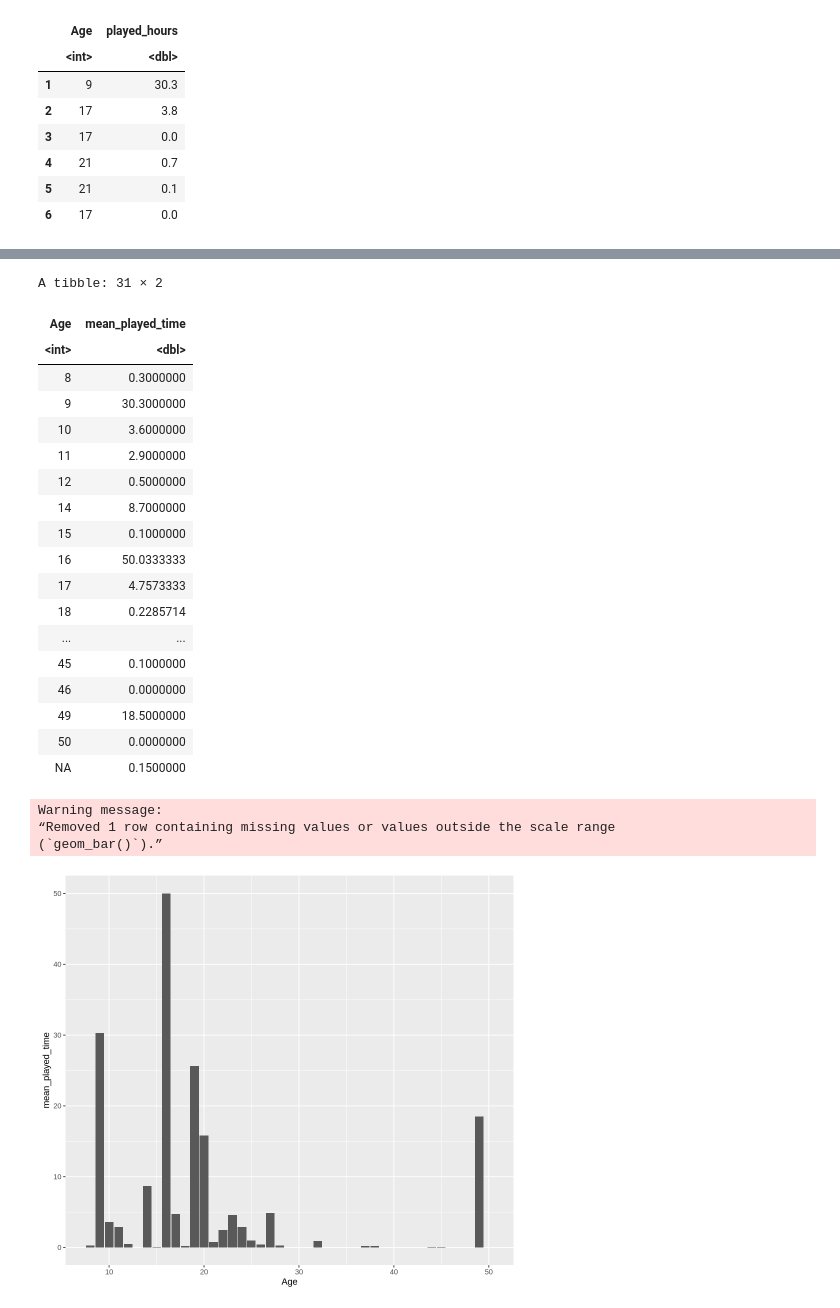
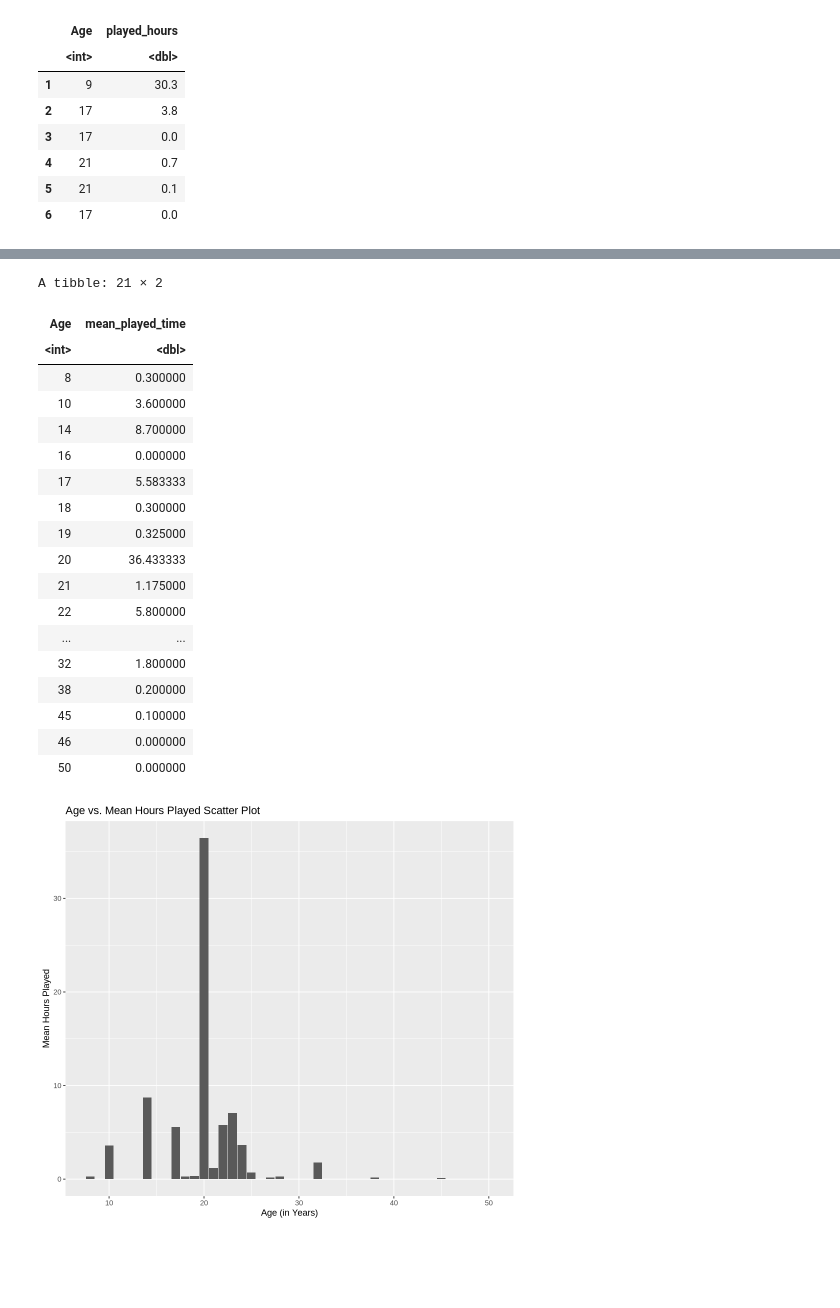
Before and after one commit to Alexis-Jang/Group7-DSCI100project, a Jupyter notebook: Actual Project.ipynb, the cells around one changed output, grey strips where cells are left out. Saved outputs shown, nothing was run; the diff lists cells and outputs as text; code cells hidden in the pictures; blank space fills up the shorter version.

Commit message:
Created model for KNN regression using the training data

```diff
--- a/Actual Project.ipynb
+++ b/Actual Project.ipynb
@@ -88,7 +89,11 @@ A data.frame: 6 × 2
 | 5 | 21 | 0.1 |
 | 6 | 17 | 0.0 |
 # %%
+set.seed(123)
 players_split <- initial_split(players, prop = 0.60, strata = played_hours)
 players_training <- training(players_split)
 players_testing <- testing(players_split)
+
+players_training <- na.omit(players_training)
+players_testing <- na.omit(players_testing)
 # %%
@@ -107,35 +110,35 @@ Warning message:
 # %%
-players_grouped <- players|>
+set.seed(123)
+players_grouped <- players_training|>
     group_by(Age)|>
     summarize(mean_played_time = mean(played_hours))
 players_grouped
 # %% [output]
-A tibble: 31 × 2
+A tibble: 21 × 2
 | Age | mean_played_time |
 | <int> | <dbl> |
-| 8 | 0.3000000 |
-| 9 | 30.3000000 |
-| 10 | 3.6000000 |
-| 11 | 2.9000000 |
-| 12 | 0.5000000 |
-| 14 | 8.7000000 |
-| 15 | 0.1000000 |
-| 16 | 50.0333333 |
-| 17 | 4.7573333 |
-| 18 | 0.2285714 |
+| 8 | 0.300000 |
+| 10 | 3.600000 |
+| 14 | 8.700000 |
+| 16 | 0.000000 |
+| 17 | 5.583333 |
+| 18 | 0.300000 |
+| 19 | 0.325000 |
+| 20 | 36.433333 |
+| 21 | 1.175000 |
+| 22 | 5.800000 |
 | ... | ... |
-| 45 | 0.1000000 |
-| 46 | 0.0000000 |
-| 49 | 18.5000000 |
-| 50 | 0.0000000 |
-| NA | 0.1500000 |
+| 32 | 1.800000 |
+| 38 | 0.200000 |
+| 45 | 0.100000 |
+| 46 | 0.000000 |
+| 50 | 0.000000 |
 # %%
+set.seed(123)
 players_grouped_graph <- players_grouped|>
     ggplot(aes(x = Age, y = mean_played_time))+
-    geom_bar(stat = "identity")
+    geom_bar(stat = "identity")+
+    labs(x = "Age (in Years)", y = "Mean Hours Played", title = "Age vs. Mean Hours Played Scatter Plot")
 players_grouped_graph
 # %% [output]
-Warning message:
-“Removed 1 row containing missing values or values outside the scale range
-(`geom_bar()`).”
-[figure, old version]
+[figure, new version]
```
Also changed, not shown: parts of 8 cells of this notebook.
